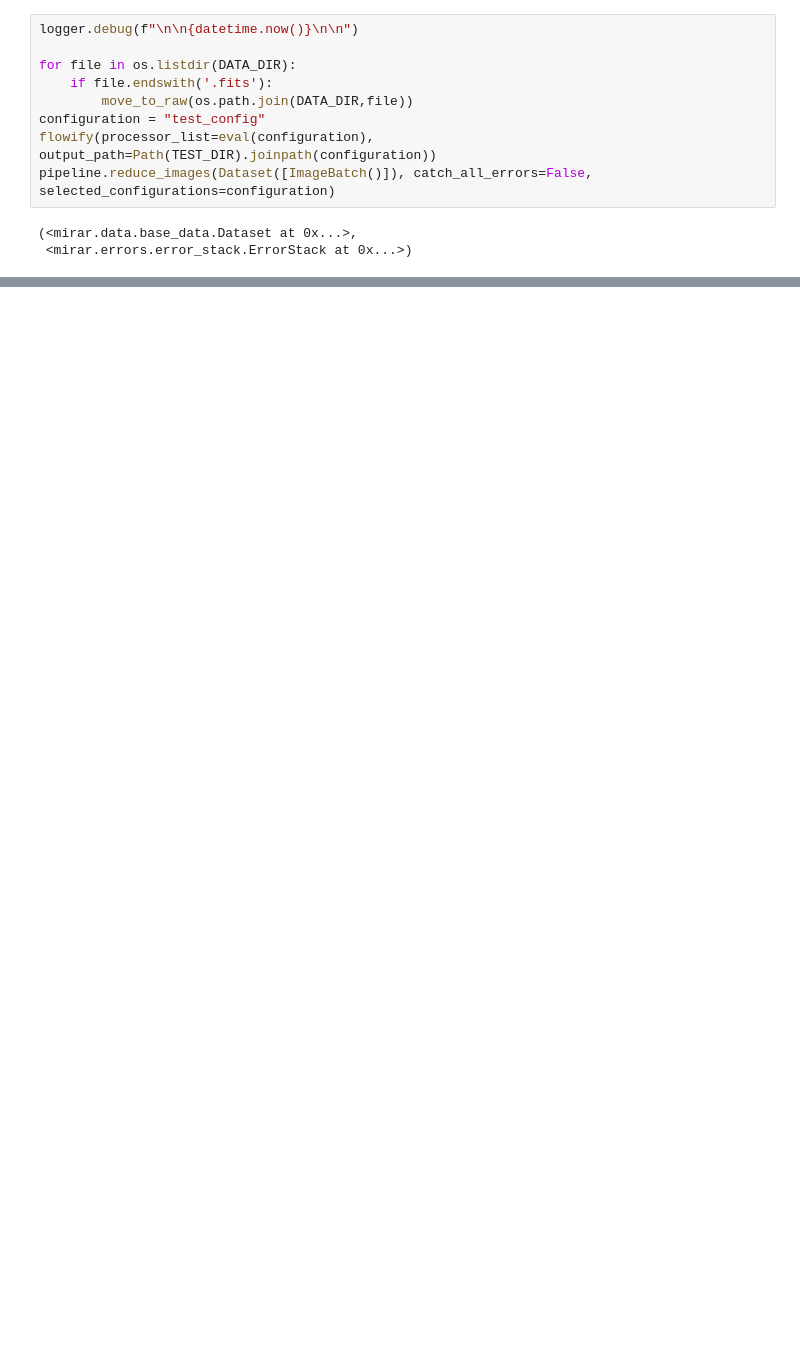
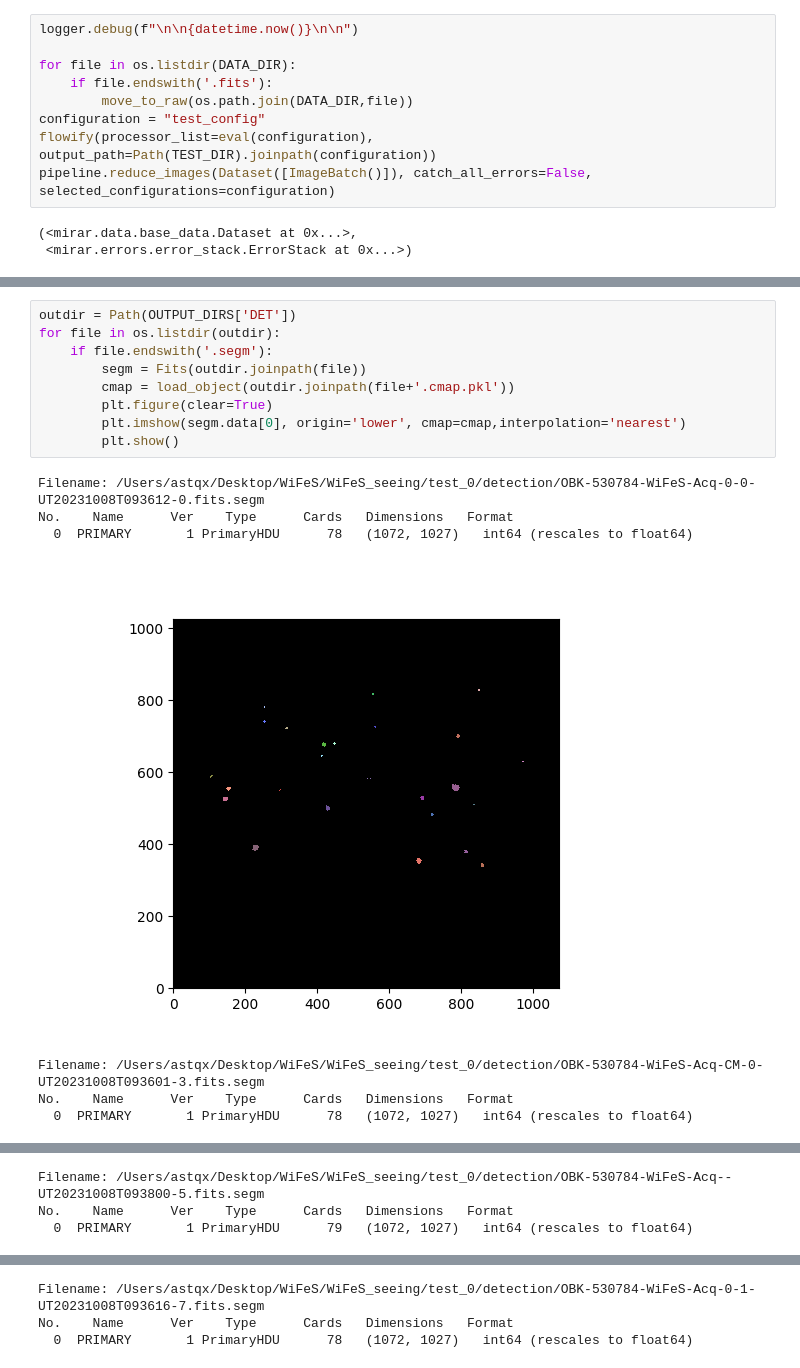
Before and after one commit to MaxFleming23/WiFeS_seeing, a Jupyter notebook: pipeline.ipynb, the cells around one changed output, grey strips where cells are left out. Cells and saved outputs as stored; diff of their text form; blank space fills up the shorter version.

```diff
--- a/pipeline.ipynb
+++ b/pipeline.ipynb
@@ -720,0 +1179,17 @@ pipeline.reduce_images(Dataset([ImageBatch()]), catch_all_errors=False, selected
+# %%
+outdir = Path(OUTPUT_DIRS['DET'])
+for file in os.listdir(outdir):
+    if file.endswith('.segm'):
+        segm = Fits(outdir.joinpath(file))
+        cmap = load_object(outdir.joinpath(file+'.cmap.pkl'))
+        plt.figure(clear=True)
+        plt.imshow(segm.data[0], origin='lower', cmap=cmap,interpolation='nearest')
+        plt.show()
+# %% [output]
+Filename: /Users/astqx/Desktop/WiFeS/WiFeS_seeing/test_0/detection/OBK-530784-WiFeS-Acq-0-0-UT20231008T093612-0.fits.segm
+No.    Name      Ver    Type      Cards   Dimensions   Format
+  0  PRIMARY       1 PrimaryHDU      78   (1072, 1027)   int64 (rescales to float64)
+[figure, added]
+Filename: /Users/astqx/Desktop/WiFeS/WiFeS_seeing/test_0/detection/OBK-530784-WiFeS-Acq-CM-0-UT20231008T093601-3.fits.segm
+No.    Name      Ver    Type      Cards   Dimensions   Format
+  0  PRIMARY       1 PrimaryHDU      78   (1072, 1027)   int64 (rescales to float64)
@@ -720,0 +1197,3 @@ pipeline.reduce_images(Dataset([ImageBatch()]), catch_all_errors=False, selected
+Filename: /Users/astqx/Desktop/WiFeS/WiFeS_seeing/test_0/detection/OBK-530784-WiFeS-Acq--UT20231008T093800-5.fits.segm
+No.    Name      Ver    Type      Cards   Dimensions   Format
+  0  PRIMARY       1 PrimaryHDU      79   (1072, 1027)   int64 (rescales to float64)
@@ -720,0 +1201,3 @@ pipeline.reduce_images(Dataset([ImageBatch()]), catch_all_errors=False, selected
+Filename: /Users/astqx/Desktop/WiFeS/WiFeS_seeing/test_0/detection/OBK-530784-WiFeS-Acq-0-1-UT20231008T093616-7.fits.segm
+No.    Name      Ver    Type      Cards   Dimensions   Format
+  0  PRIMARY       1 PrimaryHDU      78   (1072, 1027)   int64 (rescales to float64)
```
Also changed, not shown: parts of 7 cells of this notebook, 42 other files.
